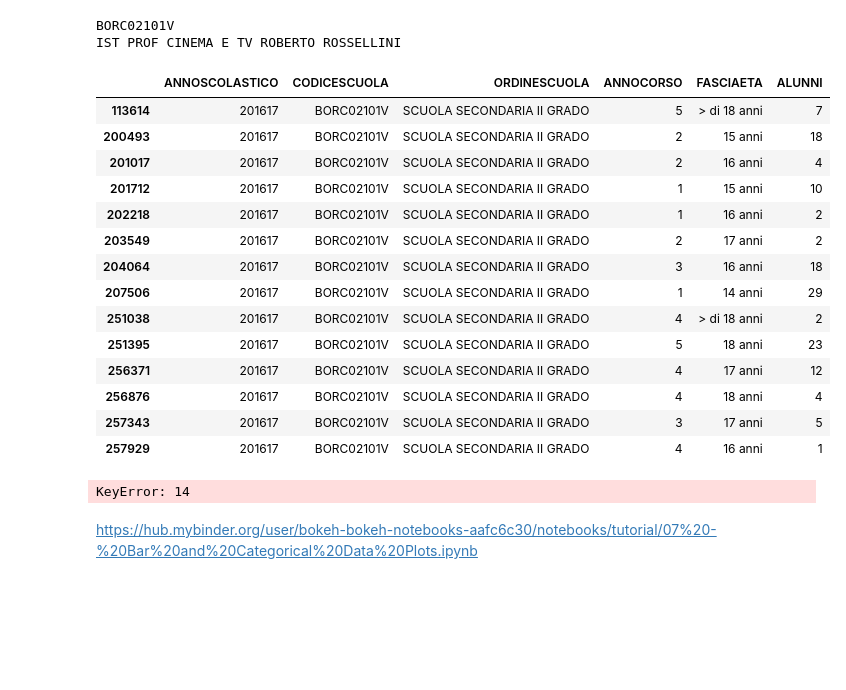
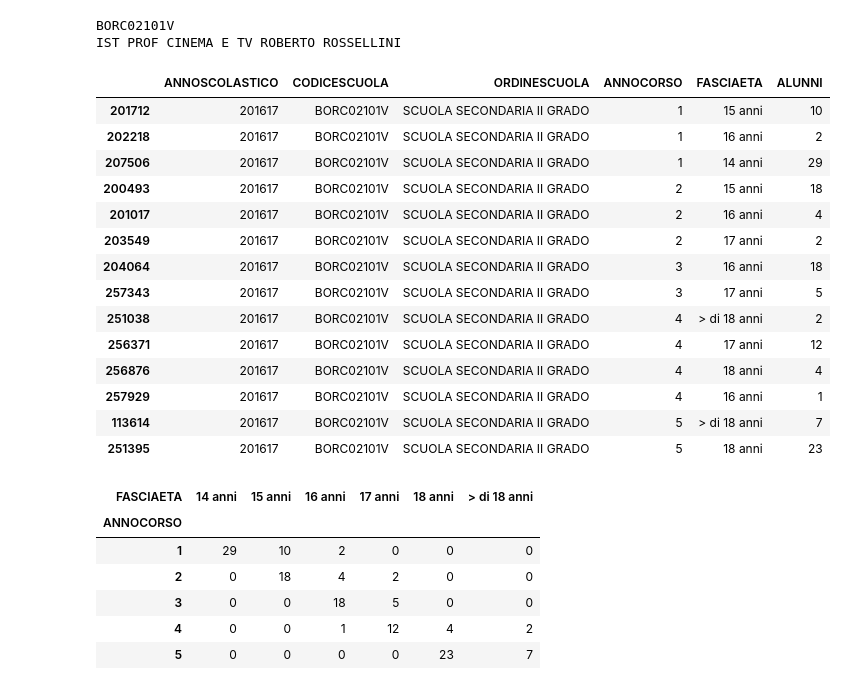
Before and after one commit to napo/opendatamiur, a Jupyter notebook: MIUR_OpenData.ipynb, the cells around one changed output. Drawn from its saved outputs; the diff is of its cells as text; code cells hidden in the pictures; blank space fills up the shorter version.

```diff
--- a/MIUR_OpenData.ipynb
+++ b/MIUR_OpenData.ipynb
@@ -579,27 +609,33 @@ print(nome_scuola)
 BORC02101V
 IST PROF CINEMA E TV ROBERTO ROSSELLINI
 # %%
-rossellini= anagrafica_studenti1516[anagrafica_studenti1516.CODICESCUOLA == codice_scuola]
-rossellini
+eta_studenti_rossellini= anagrafica_studenti1516[anagrafica_studenti1516.CODICESCUOLA == codice_scuola]
+eta_studenti_rossellini.sort_values(by=['ANNOCORSO'])
 # %% [output]
 |  | ANNOSCOLASTICO | CODICESCUOLA | ORDINESCUOLA | ANNOCORSO | FASCIAETA | ALUNNI |
-| 113614 | 201617 | BORC02101V | SCUOLA SECONDARIA II GRADO | 5 | > di 18 anni | 7 |
+| 201712 | 201617 | BORC02101V | SCUOLA SECONDARIA II GRADO | 1 | 15 anni | 10 |
+| 202218 | 201617 | BORC02101V | SCUOLA SECONDARIA II GRADO | 1 | 16 anni | 2 |
+| 207506 | 201617 | BORC02101V | SCUOLA SECONDARIA II GRADO | 1 | 14 anni | 29 |
 | 200493 | 201617 | BORC02101V | SCUOLA SECONDARIA II GRADO | 2 | 15 anni | 18 |
 | 201017 | 201617 | BORC02101V | SCUOLA SECONDARIA II GRADO | 2 | 16 anni | 4 |
-| 201712 | 201617 | BORC02101V | SCUOLA SECONDARIA II GRADO | 1 | 15 anni | 10 |
-| 202218 | 201617 | BORC02101V | SCUOLA SECONDARIA II GRADO | 1 | 16 anni | 2 |
 | 203549 | 201617 | BORC02101V | SCUOLA SECONDARIA II GRADO | 2 | 17 anni | 2 |
 | 204064 | 201617 | BORC02101V | SCUOLA SECONDARIA II GRADO | 3 | 16 anni | 18 |
-| 207506 | 201617 | BORC02101V | SCUOLA SECONDARIA II GRADO | 1 | 14 anni | 29 |
+| 257343 | 201617 | BORC02101V | SCUOLA SECONDARIA II GRADO | 3 | 17 anni | 5 |
 | 251038 | 201617 | BORC02101V | SCUOLA SECONDARIA II GRADO | 4 | > di 18 anni | 2 |
-| 251395 | 201617 | BORC02101V | SCUOLA SECONDARIA II GRADO | 5 | 18 anni | 23 |
 | 256371 | 201617 | BORC02101V | SCUOLA SECONDARIA II GRADO | 4 | 17 anni | 12 |
 | 256876 | 201617 | BORC02101V | SCUOLA SECONDARIA II GRADO | 4 | 18 anni | 4 |
-| 257343 | 201617 | BORC02101V | SCUOLA SECONDARIA II GRADO | 3 | 17 anni | 5 |
 | 257929 | 201617 | BORC02101V | SCUOLA SECONDARIA II GRADO | 4 | 16 anni | 1 |
+| 113614 | 201617 | BORC02101V | SCUOLA SECONDARIA II GRADO | 5 | > di 18 anni | 7 |
+| 251395 | 201617 | BORC02101V | SCUOLA SECONDARIA II GRADO | 5 | 18 anni | 23 |
-# %%
-rossellini.groupby(rossellini.ALUNNI.plot.bar(figsize=(15,8))
-# %% [output]
-KeyError: 14
-# %% [markdown]
-https://hub.mybinder.org/user/bokeh-bokeh-notebooks-aafc6c30/notebooks/tutorial/07%20-%20Bar%20and%20Categorical%20Data%20Plots.ipynb
+# %%
+tabella_studenti_eta=eta_studenti_rossellini.pivot_table(index='ANNOCORSO', columns='FASCIAETA', values='ALUNNI',
+                aggfunc='sum', fill_value=0)
+tabella_studenti_eta
+# %% [output]
+| FASCIAETA | 14 anni | 15 anni | 16 anni | 17 anni | 18 anni | > di 18 anni |
+| ANNOCORSO |  |  |  |  |  |  |
+| 1 | 29 | 10 | 2 | 0 | 0 | 0 |
+| 2 | 0 | 18 | 4 | 2 | 0 | 0 |
+| 3 | 0 | 0 | 18 | 5 | 0 | 0 |
+| 4 | 0 | 0 | 1 | 12 | 4 | 2 |
+| 5 | 0 | 0 | 0 | 0 | 23 | 7 |
```
Also changed, not shown: parts of 15 cells of this notebook.
